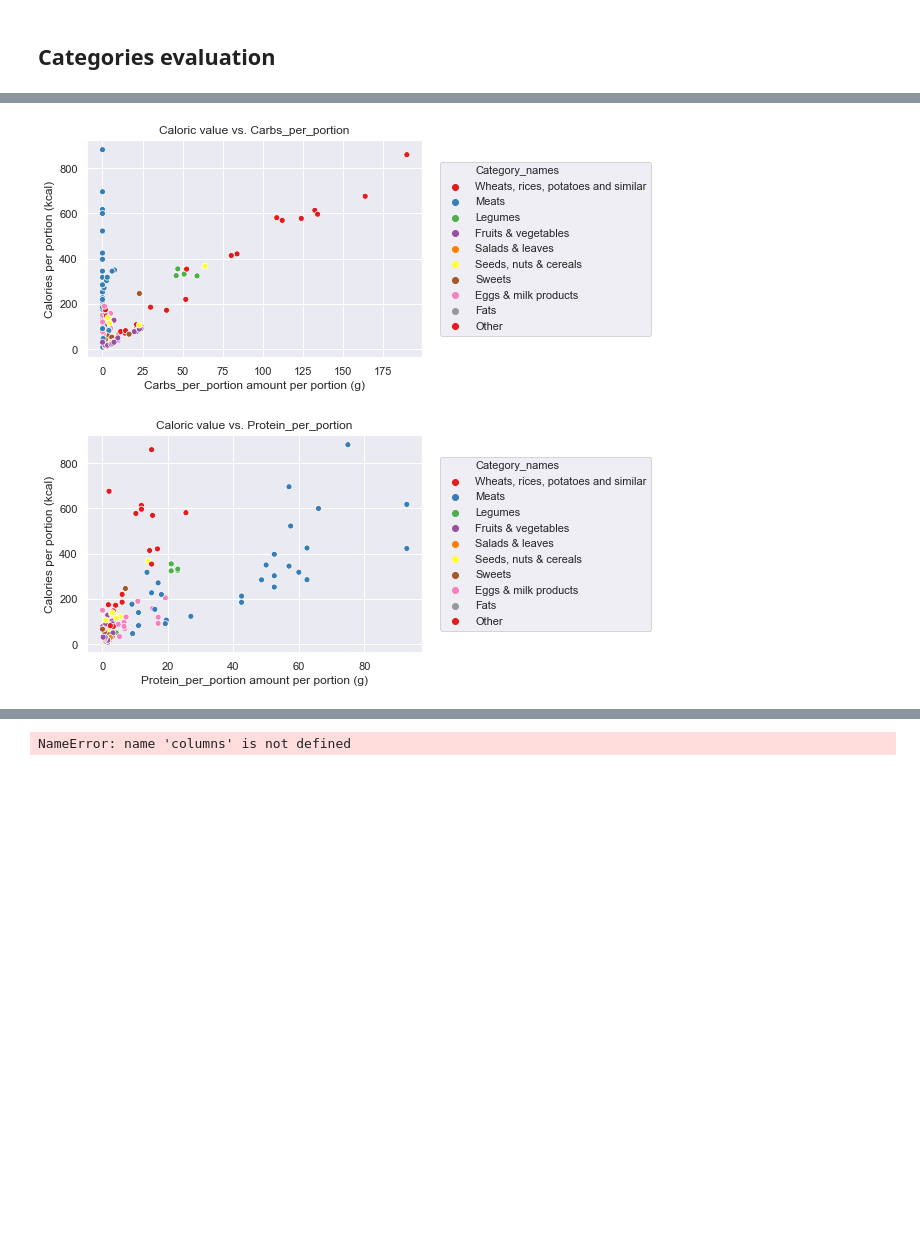
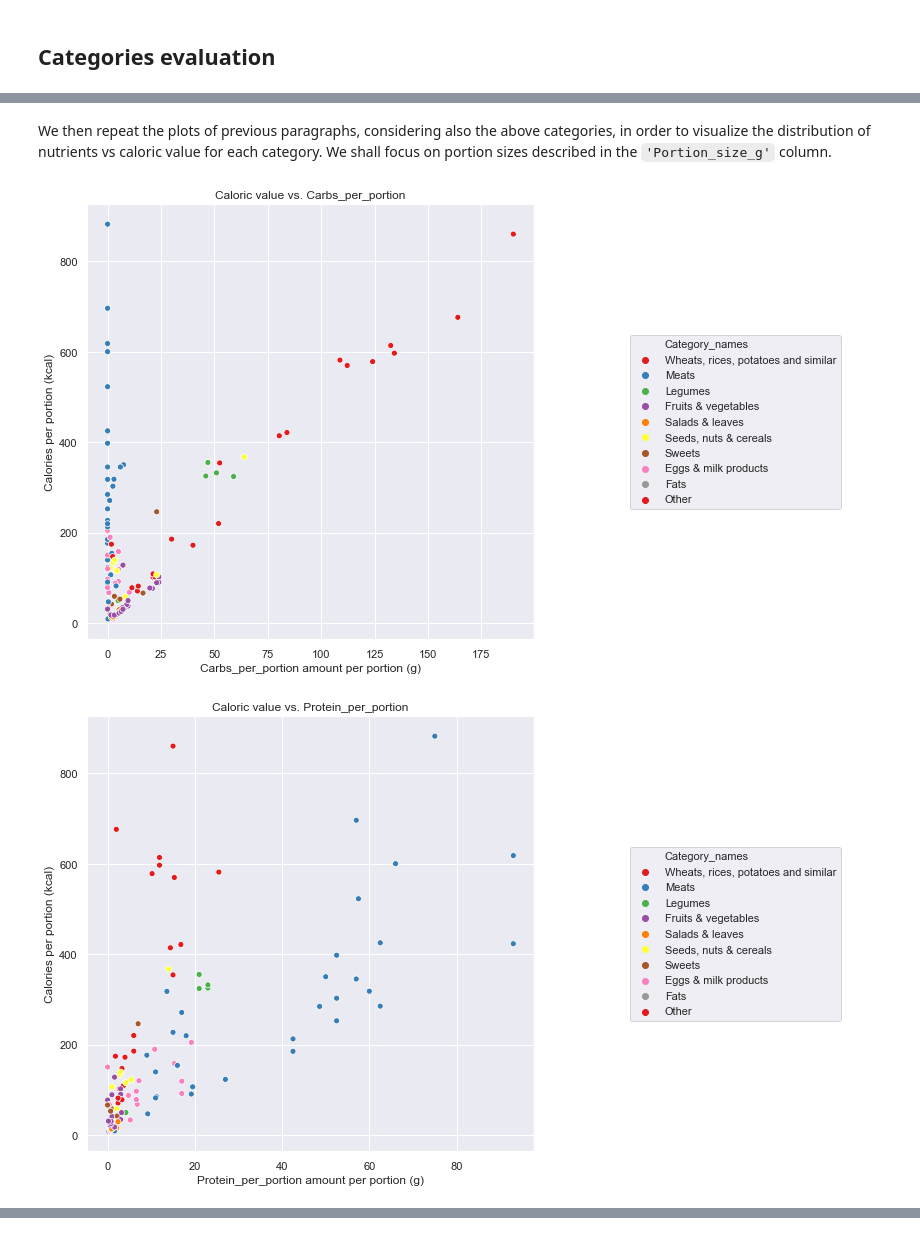
Before and after one commit to jbvasconcellos/foods, a Jupyter notebook: food.ipynb, the cells around one changed output, grey strips where cells are left out. Drawn from its saved outputs; the diff is of its cells as text; code cells hidden in the pictures; blank space fills up the shorter version.

````diff
--- a/food.ipynb
+++ b/food.ipynb
@@ -98,20 +87,26 @@ Next we select the columns we will analyze, and fix the missing data.
 We shall first select the columns of the dataframe df which we are interested in: the foods' names, the amounts of macronutrients and fibers, and 'Package_sz_ml', so as to use the latter as a classification parameter between solid and liquid foods.
 # %%
 # Slice columns containing food names, nutritional values and 'Package_sz_ml'
-nutr_value = df[['Name', 'Category_1','Calories', 'Carbs', 'Fat', 'Protein', 'Fiber', 'Package_sz_ml']]
+nutr_value = df.loc[:,['Name', 'Category_1','Calories', 'Carbs', 'Fat', 'Protein', 'Fiber', 'Package_sz_ml']]
+# print(nutr_value.head())
 
-#Set 'Category_1' as category:
+# #Set 'Category_1' as category:
+# nutr_value['Category_1'] = nutr_value['Category_1'].astype('category', copy=False) # This produces a SettingWithCopyWarning due to chained assignment
+# nutr_value.loc[:,'Category_1'] =
 nutr_value['Category_1'] = nutr_value['Category_1'].astype('category', copy=False)
+# nutr_value.info()
+
 
 # Create a disctionary to interpret the labels in 'Category_1'
 categories_dict = {0: 'Wheats, rices, potatoes and similar', 1:'Meats', 2:'Legumes', 3:'Fruits & vegetables', 4:'Salads & leaves',
                    5:'Seeds, nuts & cereals', 6:'Sweets', 7:'Eggs & milk products', 8:'Fats', 9:'Other'}
 
 # Just checking:
-# display(categories_dict)
+# print(categories_dict)
 
 # Create new column from caterories_dict values; this will make plotting the information easier
-nutr_value['Category_names'] = nutr_value["Category_1"].map(categories_dict)
+# nutr_value['Category_names'] = nutr_value["Category_1"].map(categories_dict)
+nutr_value.loc[:,'Category_names'] = nutr_value.loc[:,"Category_1"].map(categories_dict)
 
 # Just checking:
 display(nutr_value.info())
@@ -169,7 +154,7 @@ There are a few rows with missing values for calories, carbohydtares, fats and p
 
 Since there is no missing data in the Name column and in order to facilitate handling the data, we set it as index.
 # %%
-nutr_value['Fiber'].fillna(0, inplace=True)
+nutr_value.loc[:,'Fiber'].fillna(0, inplace=True)
 
 display(nutr_value[nutr_value['Calories'].isnull()])
 display(nutr_value[nutr_value['Carbs'].isnull()])
@@ -177,6 +162,7 @@ display(nutr_value[nutr_value['Fat'].isnull()])
 display(nutr_value[nutr_value['Protein'].isnull()])
 
 # set Name column as index
-nutr_value = nutr_value.set_index('Name')
+# nutr_value = nutr_value.set_index('Name')
+nutr_value.set_index('Name', inplace=True)
 nutr_value.index
 # %% [output]
@@ -279,7 +261,7 @@ display(nutr_value_round.head())
 As mentioned above, the dataset contains foods whose nutritional values are estimated w.r.t. portions of either 100g or 100ml (for liquids). It is meaningless to compare foods belonging to different categories, and therefore we use the ```'Package_sz_ml'``` column in the dataframe as a filter, in order to consider only solid foods for now. An alternative would be searching for the density of each liquid, and derive its nutritional value for 100 g.
 # %%
 # Select only solid foods from nutr_value dataframe:
-solid_foods = nutr_value_round[nutr_value_round['Package_sz_ml'].isnull() == True]
+solid_foods = nutr_value_round[nutr_value_round.loc[:,'Package_sz_ml'].isnull() == True]
 solid_foods.drop('Package_sz_ml', axis=1, inplace=True)
 
 solid_foods.info()
@@ -578,34 +588,23 @@ A similar question may be stated when looking at the caloric value vs. fibers am
+# %% [markdown]
+We then repeat the plots of previous paragraphs, considering also the above categories, in order to visualize the distribution of nutrients vs caloric value for each category. We shall focus on portion sizes described in the ```'Portion_size_g'``` column.
 # %%
 import seaborn as sns
 
 current_palette = 'Set1'
 
-# columns_portion = ['Calories_per_portion', 'Carbs_per_portion', 'Protein_per_portion', 'Fat_per_portion', 'Fiber_per_portion']
-# for column in columns_portion:
-#     if column == 'Calories_per_portion':
-#         continue
-#     else:
-#         for cat in solid_foods_portion['Category_1']:
-#             print(cat)
-# #         ax= sns.scatterplot(data=solid_foods_portion, x=column, y='Calories_per_portion', hue='Category_1', legend='full', palette=current_palette)
-# #         plt.xlabel(column + ' amount per portion (g)')
-# #         plt.ylabel('Calories per portion (kcal)')
-# #         plt.title('Caloric value vs. ' + column)
-# #         plt.legend(loc='center right', bbox_to_anchor=(1.4, 0.5), labels=['q','w','e','r','t','y','u','i','o','p'])
-# #         plt.show()
+columns_portion = ['Calories_per_portion', 'Carbs_per_portion', 'Protein_per_portion', 'Fat_per_portion', 'Fiber_per_portion']
 
-
-columns_portion = ['Calories_per_portion', 'Carbs_per_portion', 'Protein_per_portion', 'Fat_per_portion', 'Fiber_per_portion']
 for column in columns_portion:
     if column == 'Calories_per_portion':
         continue
     else:
+        fig = plt.subplots(figsize=(8,8))
         ax= sns.scatterplot(data=solid_foods_portion, x=column, y='Calories_per_portion', hue='Category_names', size=None, legend='full', palette=current_palette)
         plt.xlabel(column + ' amount per portion (g)')
         plt.ylabel('Calories per portion (kcal)')
         plt.title('Caloric value vs. ' + column)
         plt.legend(loc='center right', bbox_to_anchor=(1.7, 0.5))
         plt.show()
 # %% [output]
-[figure, old version]
+[figure, new version]
-[figure, old version]
+[figure, new version]
@@ -614,14 +612,0 @@ for column in columns_portion:
-# %%
-#sns.set_style('whitegrid')
-for column in columns:
-    if column == 'Calories':
-        continue
-    else:
-        fig, ax = plt.subplots(figsize=(8,8))
-        ax= sns.scatterplot(data=solid_foods, x=column, y='Calories', hue='Category_names', size=None, legend='full', palette=current_palette)
-        ax.set(ylabel='Calories per 100g (kcal)', xlabel=(column + ' amount per 100g (g)'), xlim=(-4, 1.1*solid_foods[column].max()), ylim=(-10, 900))
-        plt.title('Caloric value vs. ' + column)
-        plt.legend(loc='center right', bbox_to_anchor=(1.7, 0.5))
-        plt.show()
-# %% [output]
-NameError: name 'columns' is not defined
````
Also changed, not shown: parts of 17 cells of this notebook.
